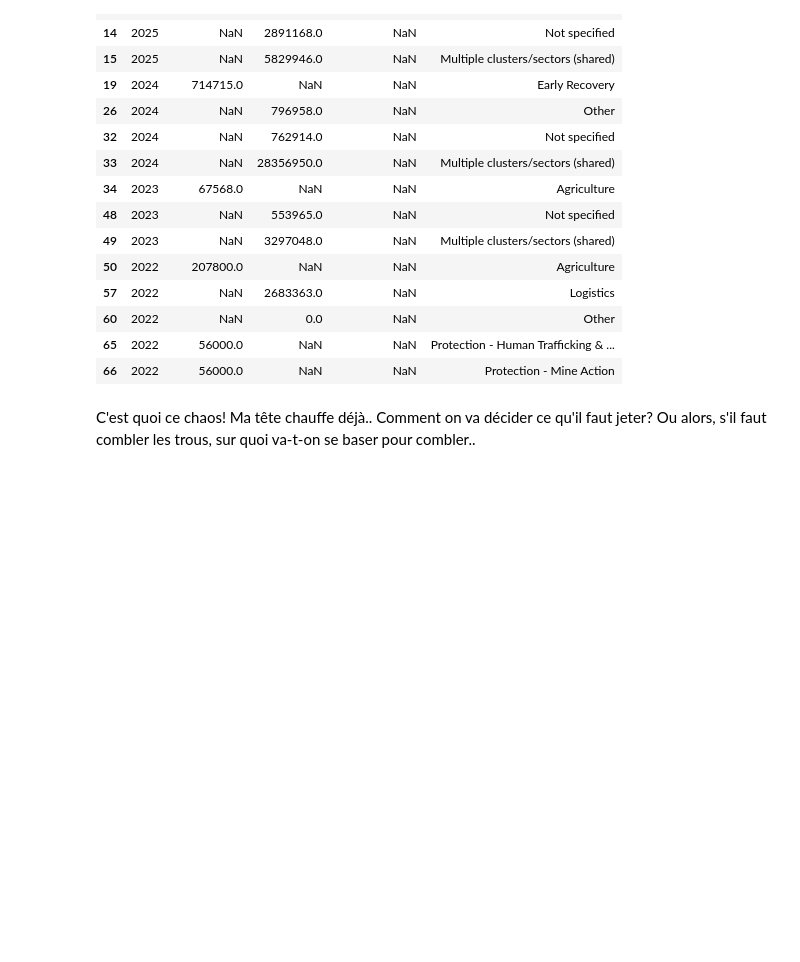
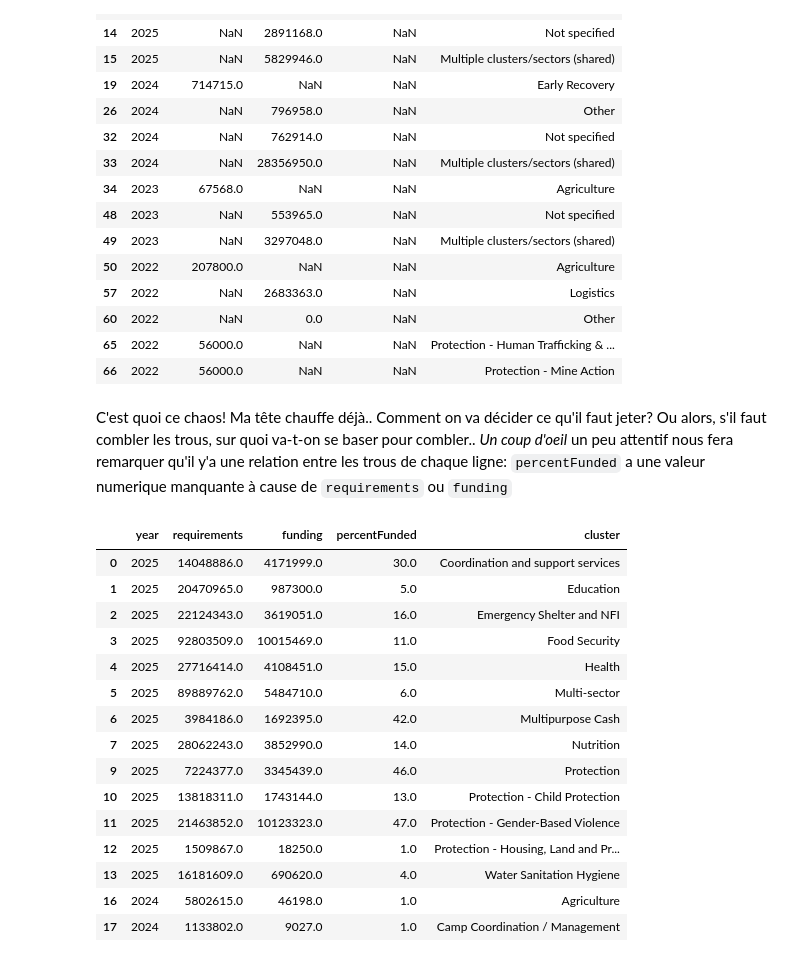
Before and after one commit to AnicetKJ/ProjetFTSCameroun, a Jupyter notebook: notebook_ml1.ipynb, the cells around one changed output. Drawn from its saved outputs; the diff is of its cells as text; code cells hidden in the pictures; blank space fills up the shorter version.

```diff
--- a/notebook_ml1.ipynb
+++ b/notebook_ml1.ipynb
@@ -229,3 +229,24 @@ df[df.isna().any(axis=1)].head(15)
 | 66 | 2022 | 56000.0 | NaN | NaN | Protection - Mine Action |
 # %% [markdown]
 C'est quoi ce chaos! Ma tête chauffe déjà.. Comment on va décider ce qu'il faut jeter? Ou alors, s'il faut combler les trous, sur quoi va-t-on se baser pour combler..
+*Un coup d'oeil* un peu attentif nous fera remarquer qu'il y'a une relation entre les trous de chaque ligne: `percentFunded` a une valeur numerique manquante à cause de `requirements` ou `funding`
+# %%
+# Commencons par supprimer toutes les lignes ci-dessus
+df.dropna().head(15)
+# %% [output]
+|  | year | requirements | funding | percentFunded | cluster |
+| 0 | 2025 | 14048886.0 | 4171999.0 | 30.0 | Coordination and support services |
+| 1 | 2025 | 20470965.0 | 987300.0 | 5.0 | Education |
+| 2 | 2025 | 22124343.0 | 3619051.0 | 16.0 | Emergency Shelter and NFI |
+| 3 | 2025 | 92803509.0 | 10015469.0 | 11.0 | Food Security |
+| 4 | 2025 | 27716414.0 | 4108451.0 | 15.0 | Health |
+| 5 | 2025 | 89889762.0 | 5484710.0 | 6.0 | Multi-sector |
+| 6 | 2025 | 3984186.0 | 1692395.0 | 42.0 | Multipurpose Cash |
+| 7 | 2025 | 28062243.0 | 3852990.0 | 14.0 | Nutrition |
+| 9 | 2025 | 7224377.0 | 3345439.0 | 46.0 | Protection |
+| 10 | 2025 | 13818311.0 | 1743144.0 | 13.0 | Protection - Child Protection |
+| 11 | 2025 | 21463852.0 | 10123323.0 | 47.0 | Protection - Gender-Based Violence |
+| 12 | 2025 | 1509867.0 | 18250.0 | 1.0 | Protection - Housing, Land and Pr... |
+| 13 | 2025 | 16181609.0 | 690620.0 | 4.0 | Water Sanitation Hygiene |
+| 16 | 2024 | 5802615.0 | 46198.0 | 1.0 | Agriculture |
+| 17 | 2024 | 1133802.0 | 9027.0 | 1.0 | Camp Coordination / Management |
```
Also changed, not shown: parts of 16 cells of this notebook.
